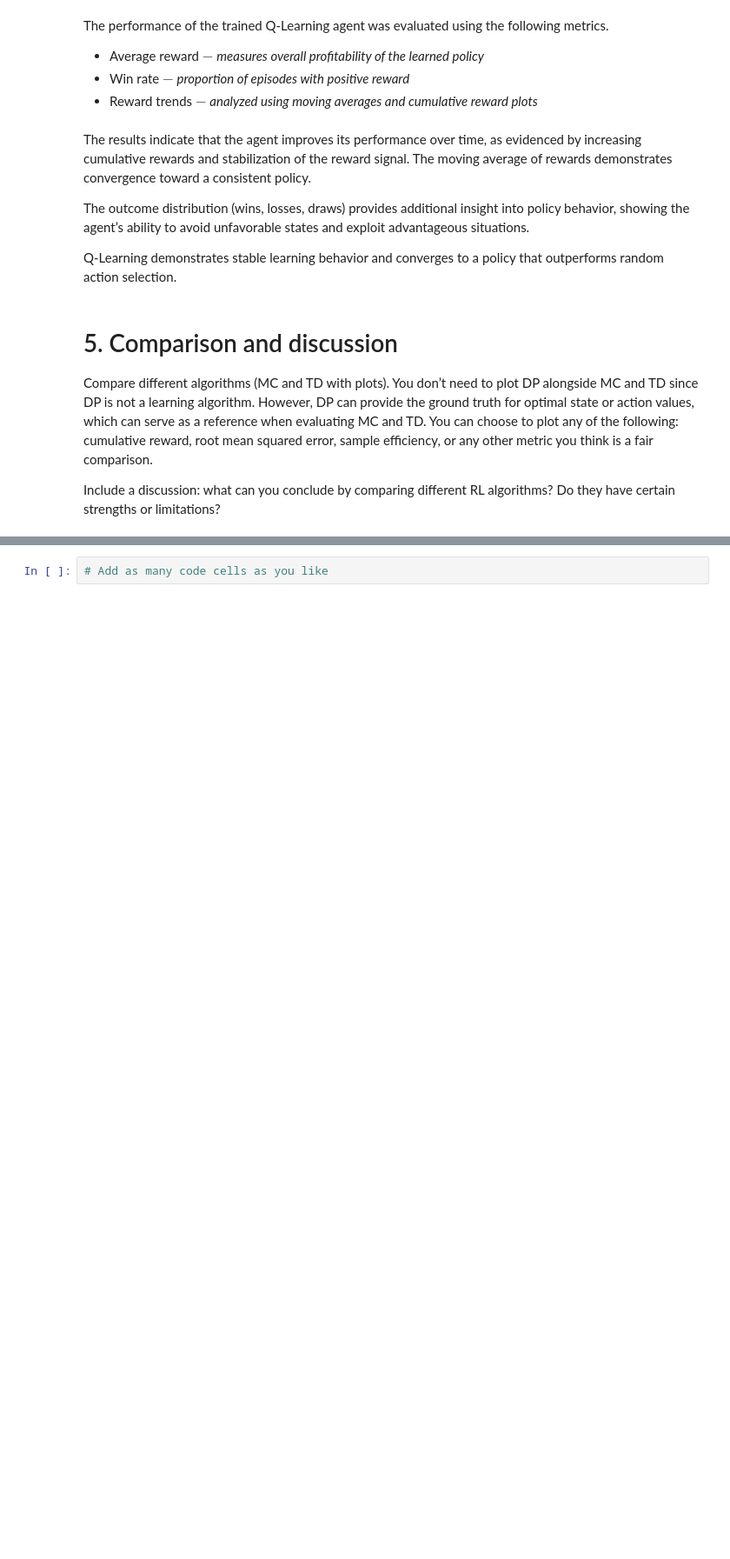
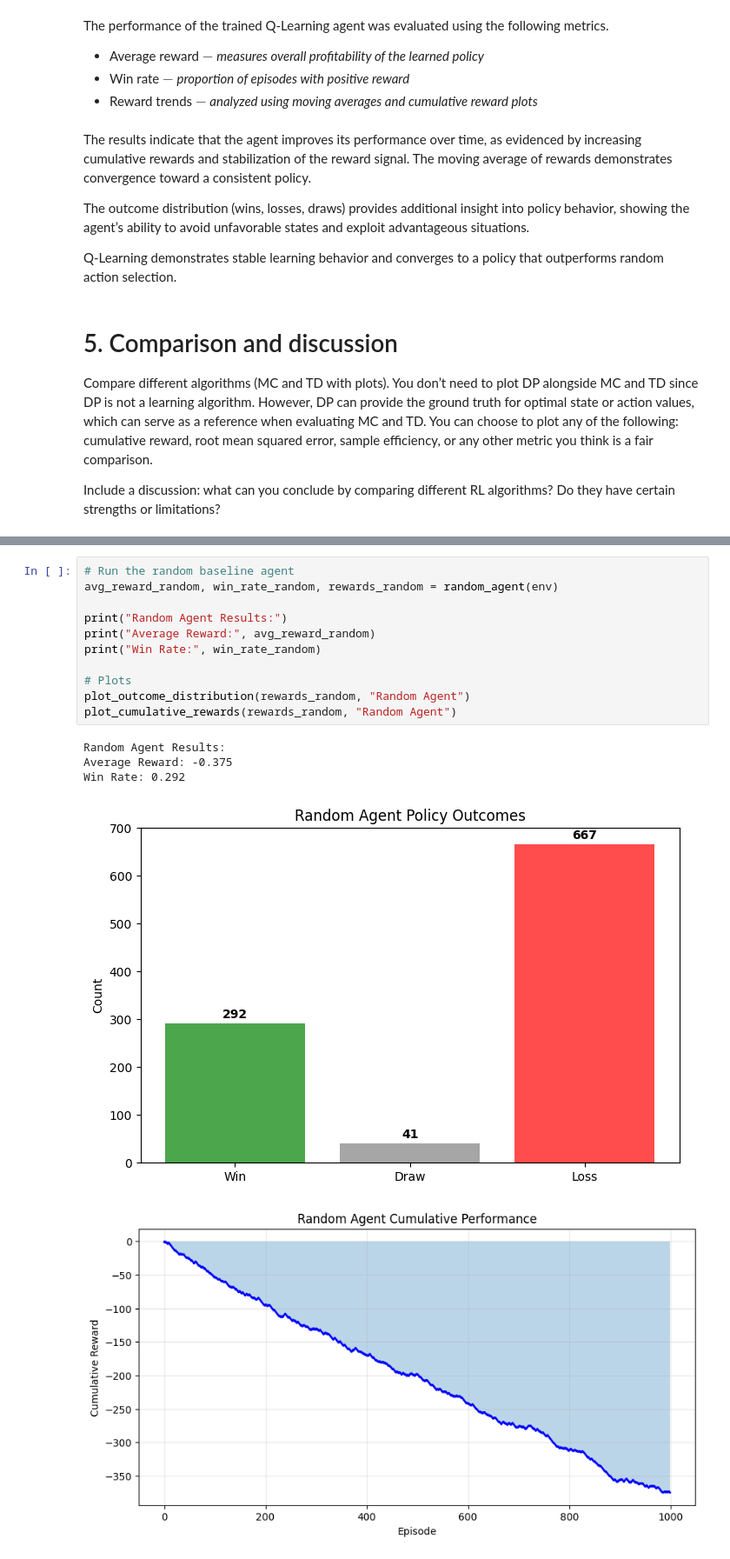
Before and after one commit to hrciak/Reinforcement-Learning---Blackjack-project, a Jupyter notebook: main.ipynb, the cells around one changed output, grey strips where cells are left out. Shown at 87% size. Cells and saved outputs as stored; diff of their text form; blank space fills up the shorter version.

```diff
--- a/main.ipynb
+++ b/main.ipynb
@@ -245,5 +343,20 @@ _Add as many text cells as you like_
 # %%
-# Add as many code cells as you like
+# Run the random baseline agent
+avg_reward_random, win_rate_random, rewards_random = random_agent(env)
+
+print("Random Agent Results:")
+print("Average Reward:", avg_reward_random)
+print("Win Rate:", win_rate_random)
+
+# Plots
+plot_outcome_distribution(rewards_random, "Random Agent")
+plot_cumulative_rewards(rewards_random, "Random Agent")
+# %% [output]
+Random Agent Results:
+Average Reward: -0.375
+Win Rate: 0.292
+[figure, added]
+[figure, added]
 # %% [markdown]
 # 6. Conclusion
 
```
Also changed, not shown: parts of 19 cells of this notebook, 1 other file.
